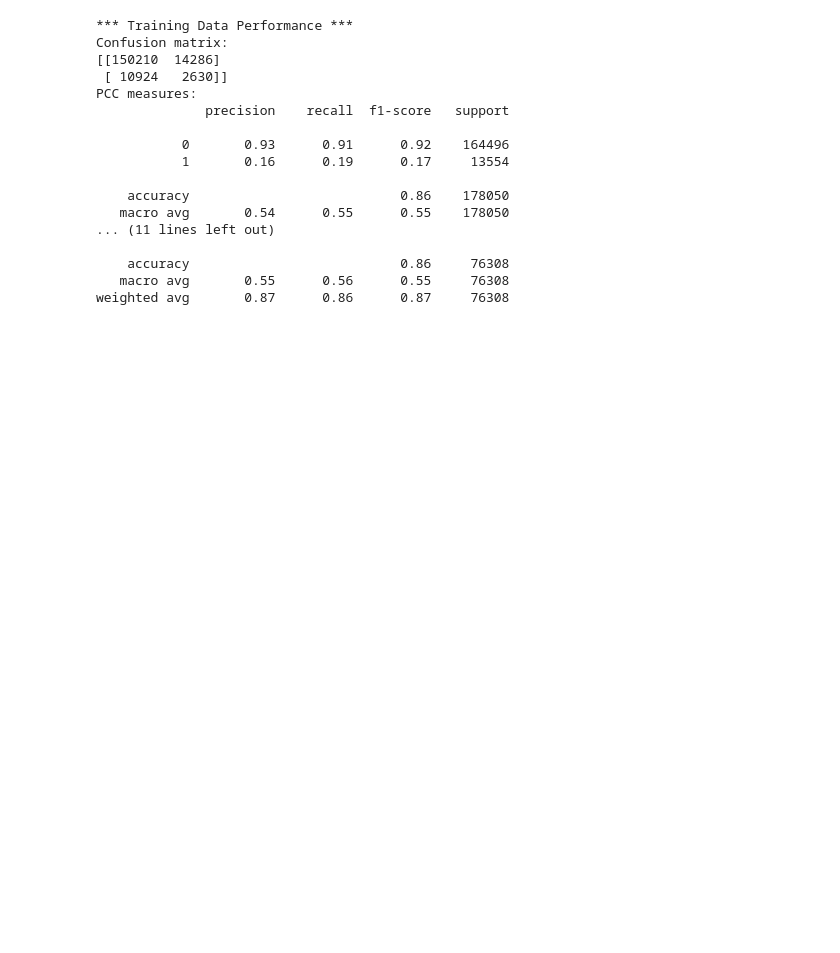
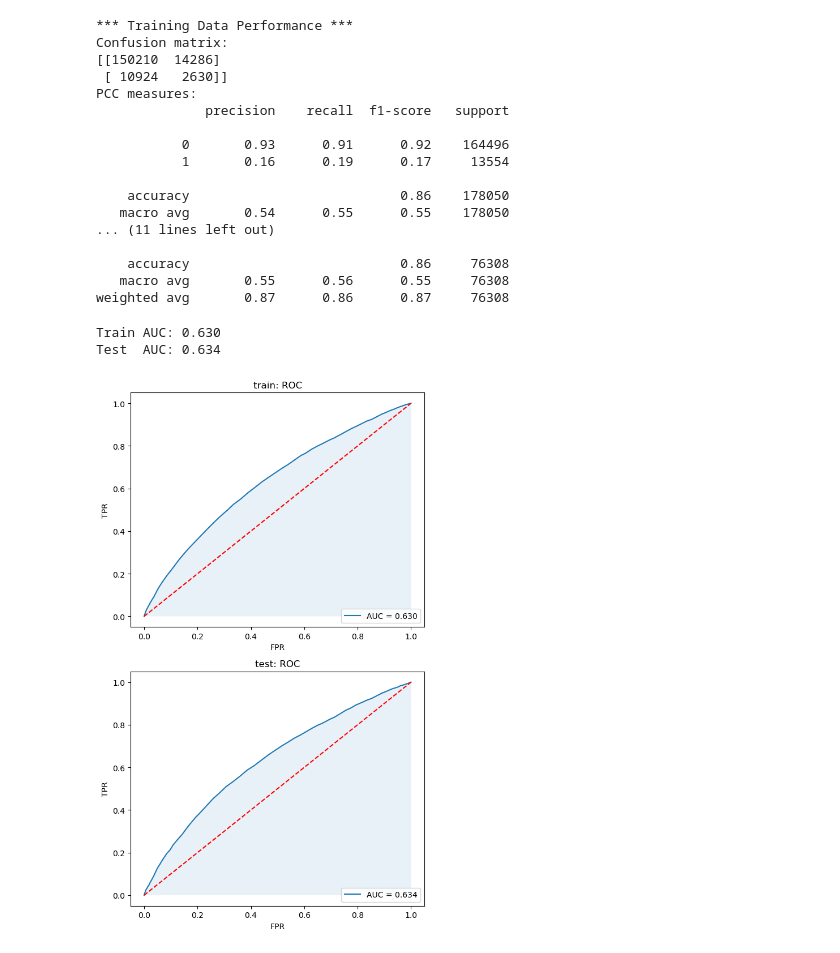
Before and after one commit to JohnErnestTan/Financial-Analytics-for-Elderly-care-Support-Loan-IS453, a Jupyter notebook: scorecard_chi_square.ipynb, the cells around one changed output. Saved outputs shown, nothing was run; the diff lists cells and outputs as text; code cells hidden in the pictures; blank space fills up the shorter version.

```diff
--- a/scorecard_chi_square.ipynb
+++ b/scorecard_chi_square.ipynb
@@ -305,0 +309,42 @@ weighted avg       0.87      0.86      0.87     76308
+# %%
+train_decision = -train_score
+test_decision  = -test_score
+
+# --- Compute ROC and AUC for train ---
+fpr_train, tpr_train, _ = metrics.roc_curve(y_train, train_decision)
+auc_train = metrics.roc_auc_score(y_train, train_decision)
+
+# --- Compute ROC and AUC for test ---
+fpr_test, tpr_test, _ = metrics.roc_curve(y_test, test_decision)
+auc_test = metrics.roc_auc_score(y_test, test_decision)
+
+print(f"Train AUC: {auc_train:.3f}")
+print(f"Test  AUC: {auc_test:.3f}")
+
+# --- Plot ROC curves (train + test) ---
+fig, axes = plt.subplots(2, 1, figsize=(6, 10))
+
+# Train ROC
+axes[0].plot(fpr_train, tpr_train, label=f"AUC = {auc_train:.3f}")
+axes[0].plot([0, 1], [0, 1], 'r--')  # random baseline
+axes[0].set_title("train: ROC")
+axes[0].set_xlabel("FPR")
+axes[0].set_ylabel("TPR")
+axes[0].fill_between(fpr_train, tpr_train, alpha=0.1)
+axes[0].legend(loc="lower right")
+
+# Test ROC
+axes[1].plot(fpr_test, tpr_test, label=f"AUC = {auc_test:.3f}")
+axes[1].plot([0, 1], [0, 1], 'r--')  # random baseline
+axes[1].set_title("test: ROC")
+axes[1].set_xlabel("FPR")
+axes[1].set_ylabel("TPR")
+axes[1].fill_between(fpr_test, tpr_test, alpha=0.1)
+axes[1].legend(loc="lower right")
+
+plt.tight_layout()
+plt.show()
+# %% [output]
+Train AUC: 0.630
+Test  AUC: 0.634
+[figure, added]
```
Also changed, not shown: parts of 6 cells of this notebook, 2 other files.
